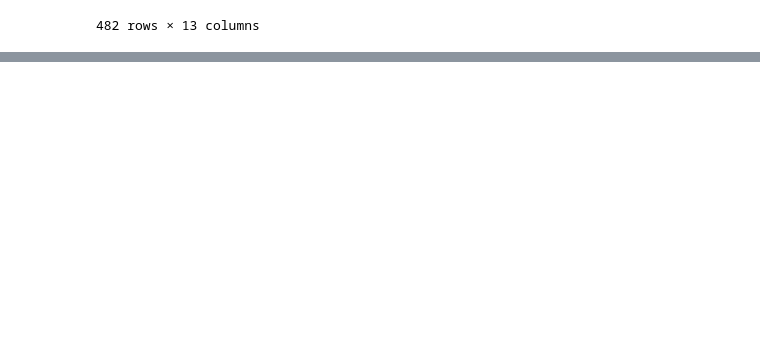
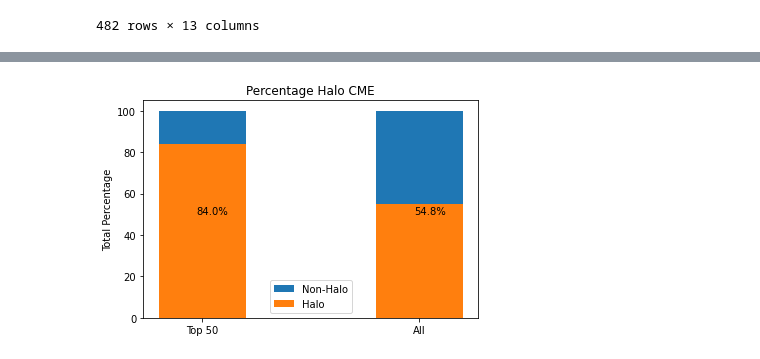
Before and after one commit to acoppens-umd/cmsc320, a Jupyter notebook: Project 1/CMSC320_Project1.ipynb, the cells around one changed output, grey strips where cells are left out. Drawn from its saved outputs; the diff is of its cells as text; code cells hidden in the pictures; blank space fills up the shorter version.

```diff
--- a/Project 1/CMSC320_Project1.ipynb
+++ b/Project 1/CMSC320_Project1.ipynb
@@ -383,0 +566,5 @@ nasa
+# %%
+select_match = [-1 if isinstance(x, int) else x[0][0] for x in swl['Matched']]
+
+swl.insert(loc=7, column='Select Match', value=select_match)
+swl
@@ -383,0 +611,13 @@ nasa
+# %%
+#Associating matched entries from the top 50 entries in the NASA table with their rank
+
+ranks = [np.NAN] * len(nasa.index)
+for index, row in swl.iterrows():
+    if not row[7] == -1:
+        ranks[row[7]] = row[0]
+
+nasa.insert(loc=13, column='Rank', value=ranks)
+
+nasa_top = nasa.sort_values(by=['Flare Classification'], key=lambda x: x.map(magnitude)).tail(50)
+
+nasa_top
@@ -383,0 +642,26 @@ nasa
+# %%
+#Part 2 Question 3: Analysis
+#Are a higher proportion of CMEs in the top 50 from NASA's observations Halo CMEs?
+#I will use a bar graph to show the percentage of Halo CMEs in each category.
+
+labels = 'Top 50', 'All'
+
+fig, ax = plt.subplots()
+halo_prop = [nasa_top['Halo'].value_counts()[True]/50 * 100, nasa['Halo'].value_counts()[True]/len(nasa.index) * 100]
+n_halo_prop = [nasa_top['Halo'].value_counts()[False]/50 * 100, nasa['Halo'].value_counts()[False]/len(nasa.index) * 100]
+
+ax.bar(labels, n_halo_prop, .4, bottom=halo_prop, label='Non-Halo')
+ax.bar(labels, halo_prop, .4, label='Halo')
+
+ax.set_ylabel('Total Percentage')
+ax.set_title('Percentage Halo CME')
+ax.legend()
+ax.text(-.025,50, '%.1f%%' % halo_prop[0])
+ax.text(0.975,50, '%.1f%%' % halo_prop[1])
+
+plt.show()
+
+#It appears that the top 50 CMEs from the NASA dataset do have a higher proportion of halo CMEs
+#than the dataset as a whole.
+# %% [output]
+[figure, added]
```
Also changed, not shown: parts of 26 cells of this notebook.
